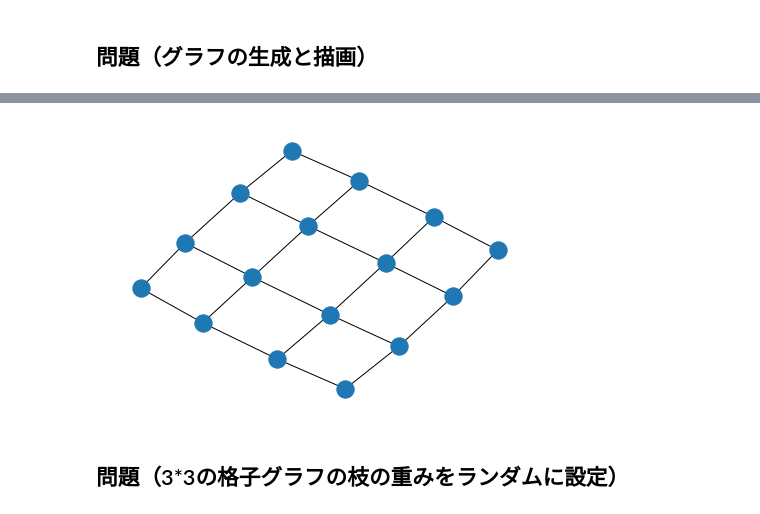
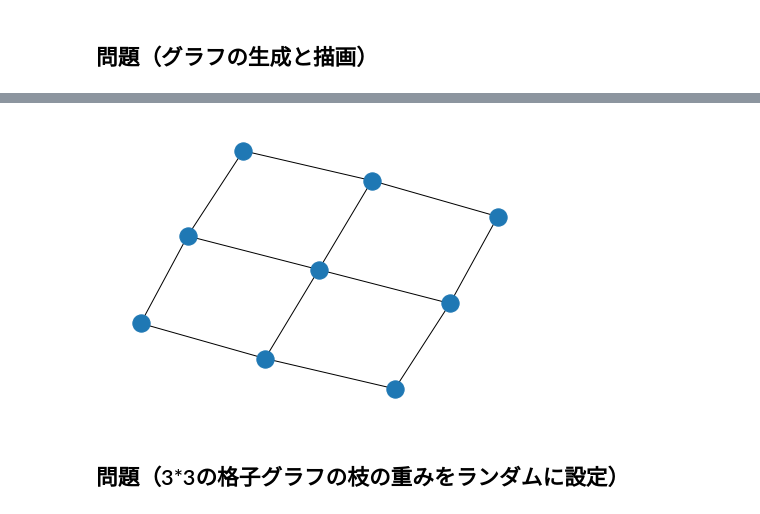
Before and after one commit to Mayachiu/NetworkX, a Jupyter notebook: NetworkX.ipynb, the cells around one changed output, grey strips where cells are left out. Saved outputs shown, nothing was run; the diff lists cells and outputs as text; code cells hidden in the pictures.

```diff
--- a/NetworkX.ipynb
+++ b/NetworkX.ipynb
@@ -42,8 +42,8 @@ nx.draw(G)
 # %%
-G = nx.grid_2d_graph(4,4)
+G = nx.grid_2d_graph(3,3)
 nx.draw(G)
 # %% [output]
-[figure, old version]
+[figure, new version]
 # %% [markdown]
 ## 問題（3*3の格子グラフの枝の重みをランダムに設定）
 # %%
```
Also changed, not shown: parts of 12 cells of this notebook.
